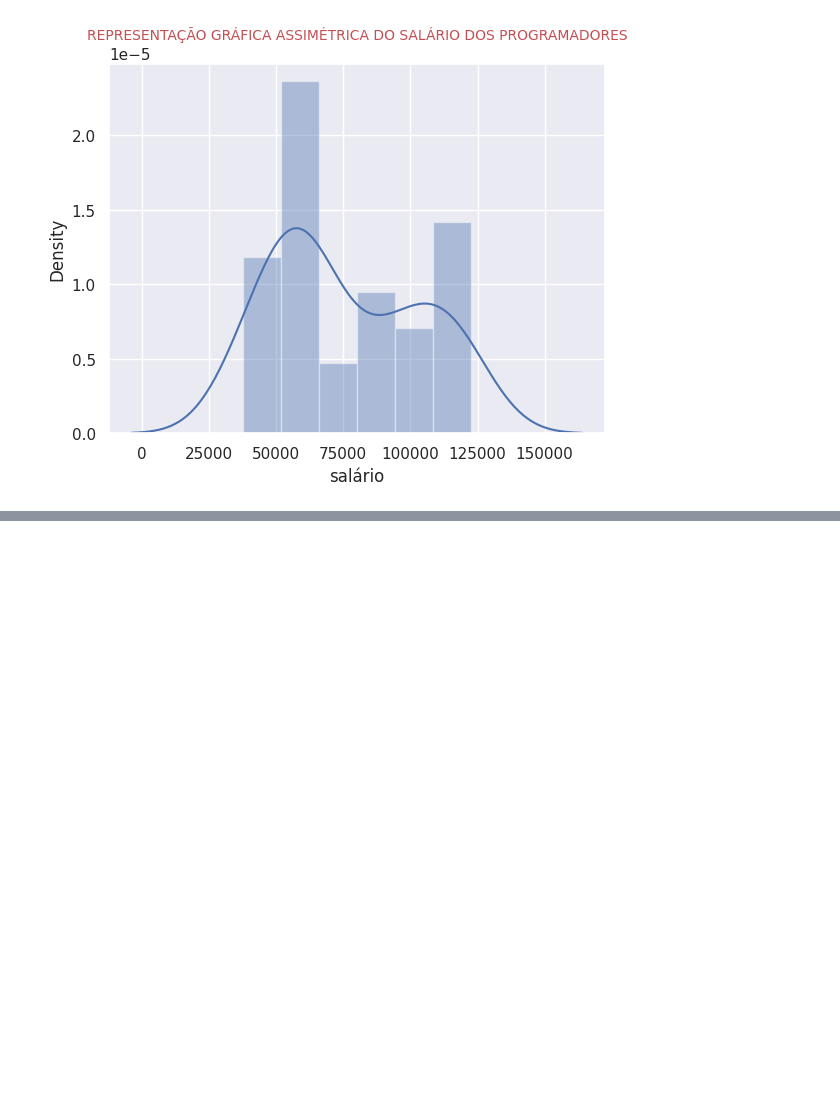
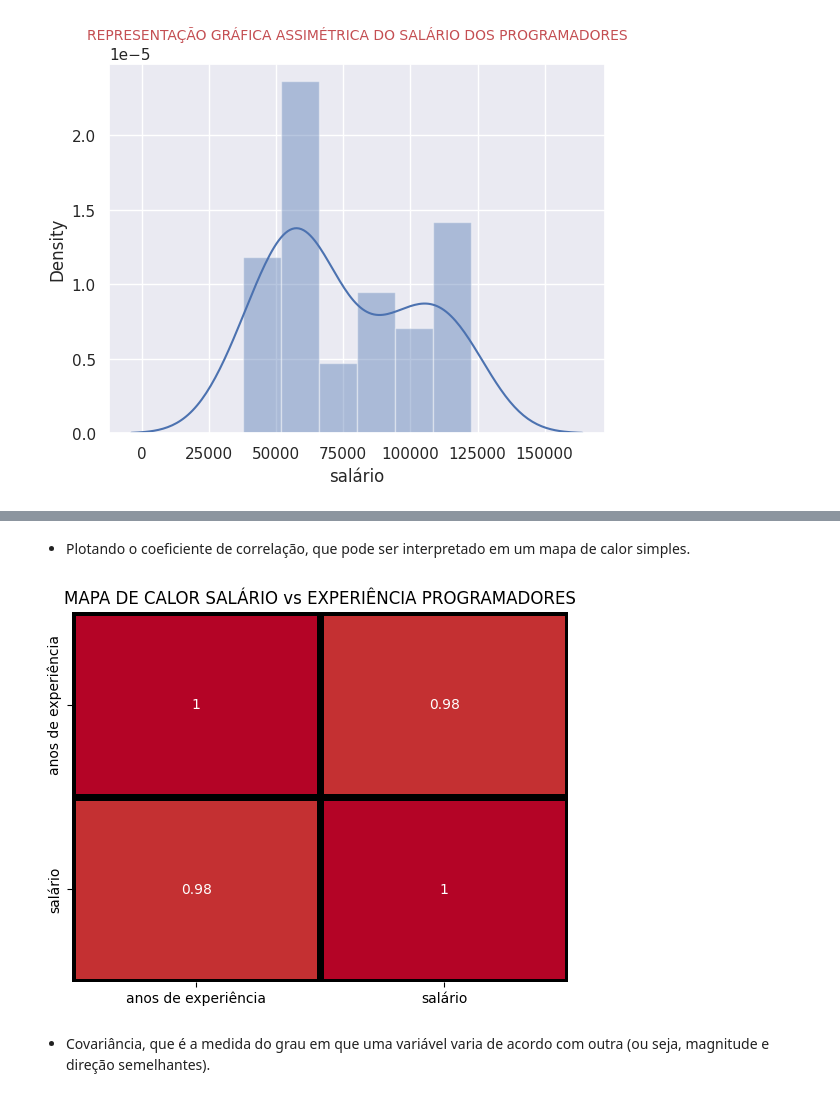
Before and after one commit to KARINAgoncalvesSOARES/ML_analisando_salario_de_programadores, a Jupyter notebook: analisando_salario.ipynb, the cells around one changed output, grey strips where cells are left out. Drawn from its saved outputs; the diff is of its cells as text; code cells hidden in the pictures; blank space fills up the shorter version.

```diff
--- a/analisando_salario.ipynb
+++ b/analisando_salario.ipynb
@@ -278,0 +292,13 @@ sns.histplot(df['salário'], kde=True,
+# %% [markdown]
+* Plotando o coeficiente de correlação, que pode ser interpretado em um mapa de calor simples.
+# %%
+# Graficando o coeficiente
+
+sns.heatmap(df.corr(), annot= True, cmap='coolwarm', linewidths=5, linecolor='black', vmin=0.5,vmax=1,cbar=False);
+plt.title('MAPA DE CALOR SALÁRIO vs EXPERIÊNCIA PROGRAMADORES')
+
+plt.show()
+# %% [output]
+[figure, added]
+# %% [markdown]
+* Covariância, que é a medida do grau em que uma variável varia de acordo com outra (ou seja, magnitude e direção semelhantes).
```
Also changed, not shown: parts of 16 cells of this notebook.
